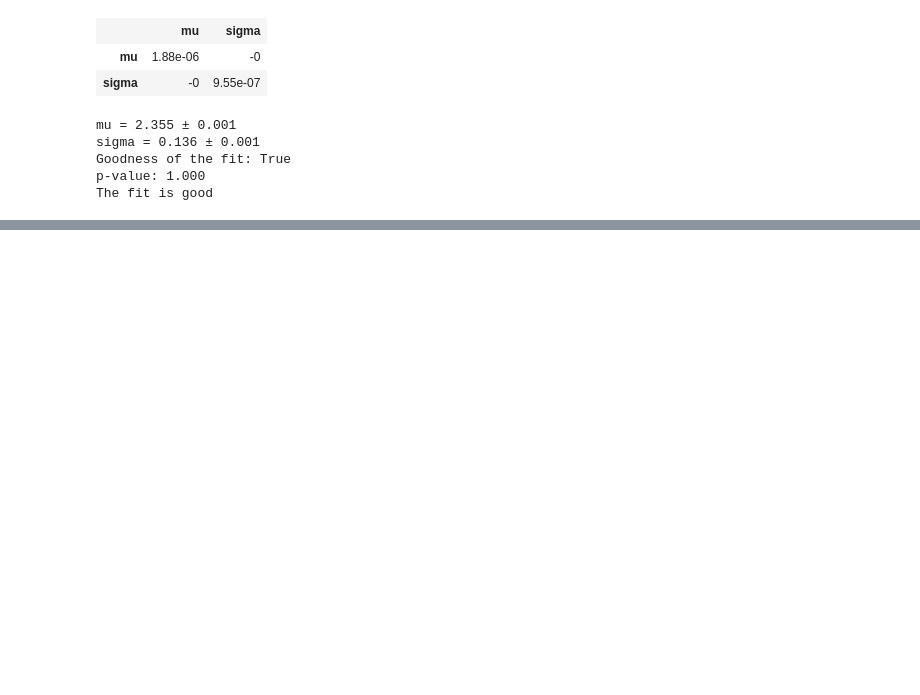
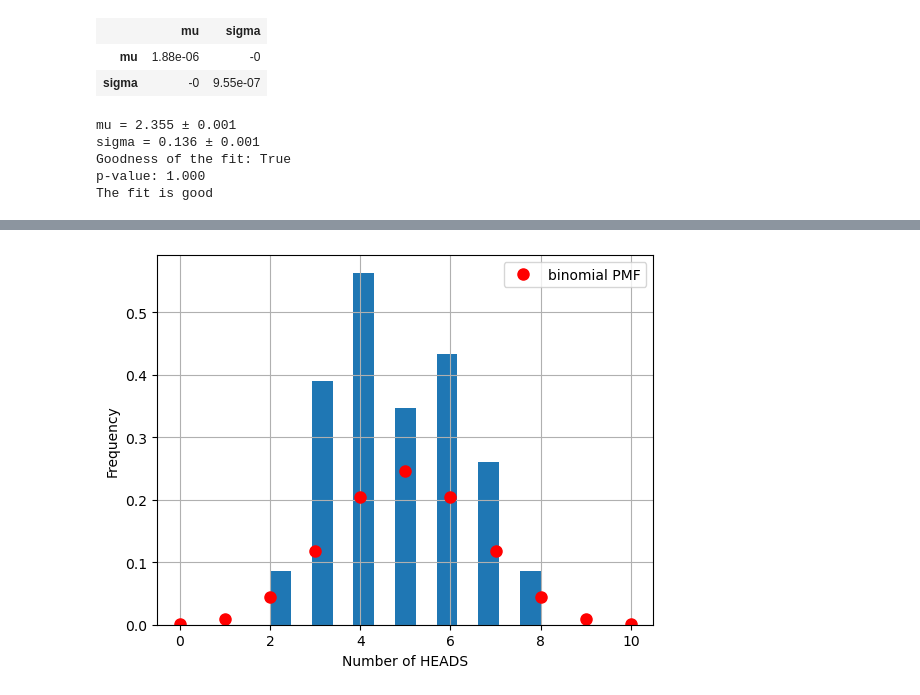
Before and after one commit to StefanoDolci/Lab_Calcolo_Statistica_unimib, a Jupyter notebook: Test3.ipynb, the cells around one changed output, grey strips where cells are left out. Drawn from its saved outputs; the diff is of its cells as text; code cells hidden in the pictures; blank space fills up the shorter version.

```diff
--- a/Test3.ipynb
+++ b/Test3.ipynb
@@ -390,0 +586,31 @@ The fit is good
+# %%
+from math import floor ,ceil
+from random import random
+
+
+def sturges(sample:list)->int:
+    return int(np.ceil(1+3.322 * np.log(len(sample))))
+n = 10
+p = 0.5
+N_toy = 50
+
+risultati = np.random.binomial(n,p,N_toy)
+
+N_bins = sturges(risultati)
+xMin = floor(min(risultati))
+xMax = ceil(max(risultati))
+bin_edges = np.linspace(xMin,xMax,N_bins)
+
+
+plt.hist(risultati,bins=bin_edges,density=True)
+plt.xlabel("Number of HEADS")
+plt.ylabel("Frequency")
+plt.grid()
+
+
+binomial_pmf = [np.math.comb(n,k)*p**k*(1-p)**(n-k) for k in range(n+1)]
+plt.plot(range(n+1), binomial_pmf,"ro", markersize=8, label="binomial PMF")
+plt.legend()
+plt.show()
+# %% [output]
+[figure, added]
```
Also changed, not shown: parts of 13 cells of this notebook, 1 other file.
